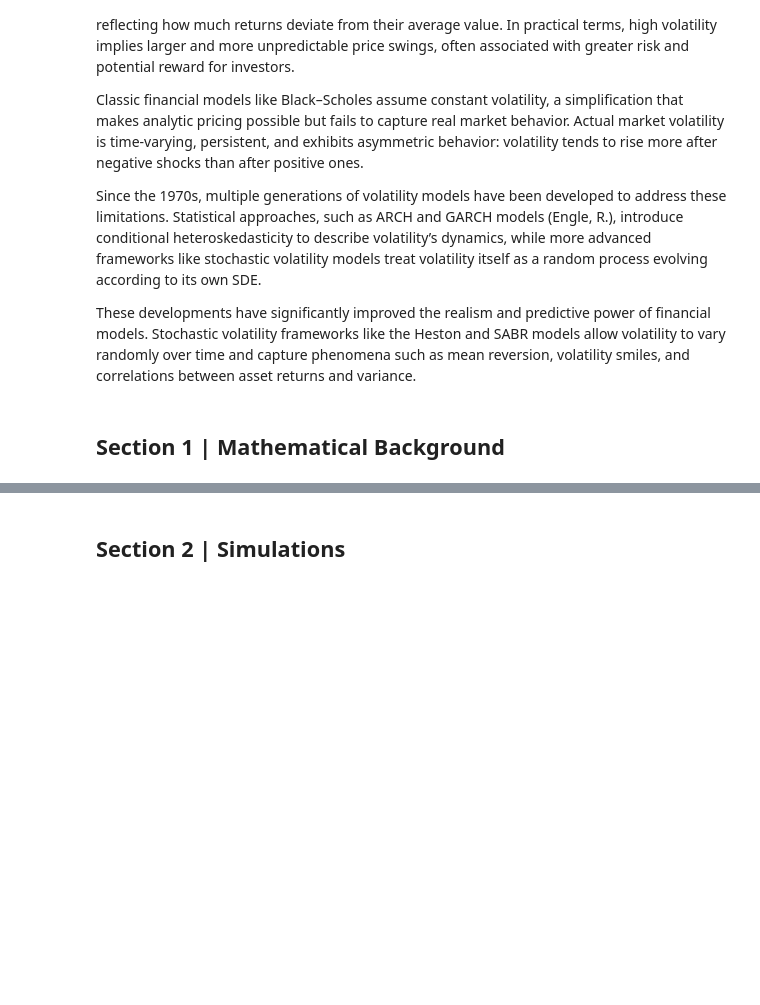
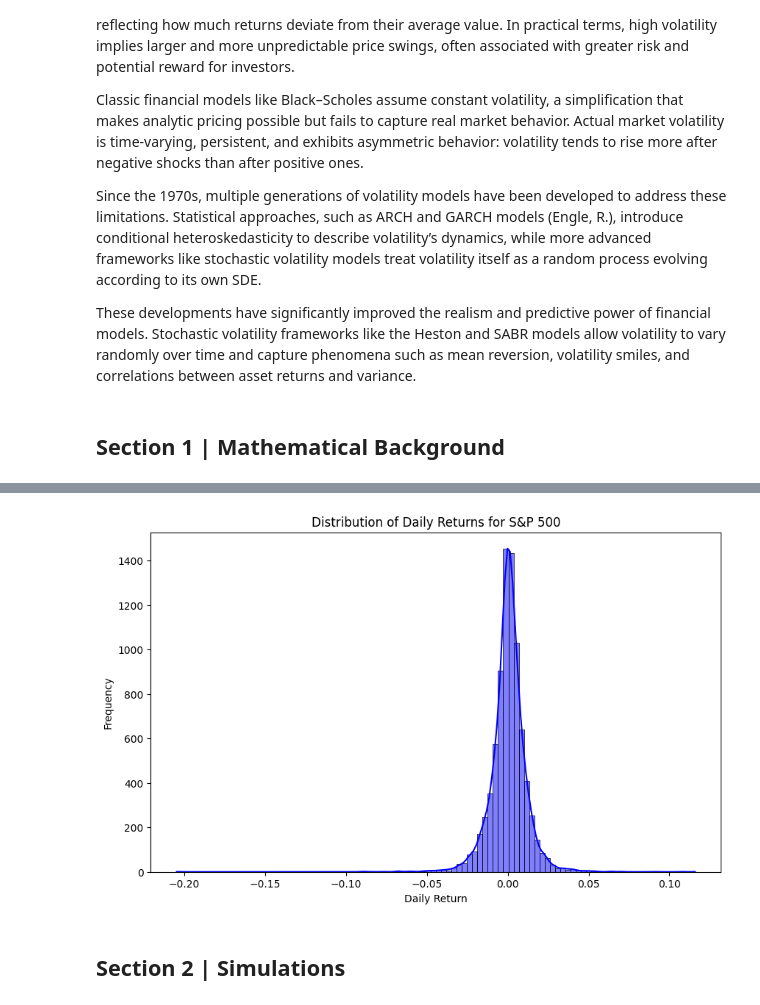
Before and after one commit to adbayre/Quant-Option-Portfolio, a Jupyter notebook: Stochastic_Volatility_Models.ipynb, the cells around one changed output, grey strips where cells are left out. Drawn from its saved outputs; the diff is of its cells as text; code cells hidden in the pictures; blank space fills up the shorter version.

```diff
--- a/Stochastic_Volatility_Models.ipynb
+++ b/Stochastic_Volatility_Models.ipynb
@@ -19,3 +35,21 @@ These developments have significantly improved the realism and predictive power
+# %%
+import numpy as np
+import pandas as pd
+import matplotlib.pyplot as plt
+import seaborn as sns
+# daily data from 1986 to 2018
+sp500 = pd.read_csv("spx.csv")
+sp500["Return"] = sp500["close"].pct_change().dropna()
+
+# histogram
+n, bins, patches = sns.histplot(sp500["Return"], bins=100, kde=True, color='blue')
+plt.figure(figsize=(10,6))
+plt.title(f'Distribution of Daily Returns for S&P 500')
+plt.xlabel('Daily Return')
+plt.ylabel('Frequency')
+plt.show()
+# %% [output]
+[figure, added]
 # %% [markdown]
 ## Section 2 | Simulations
 # %% [markdown]
```
Also changed, not shown: parts of 1 cell of this notebook, 1 other file.
